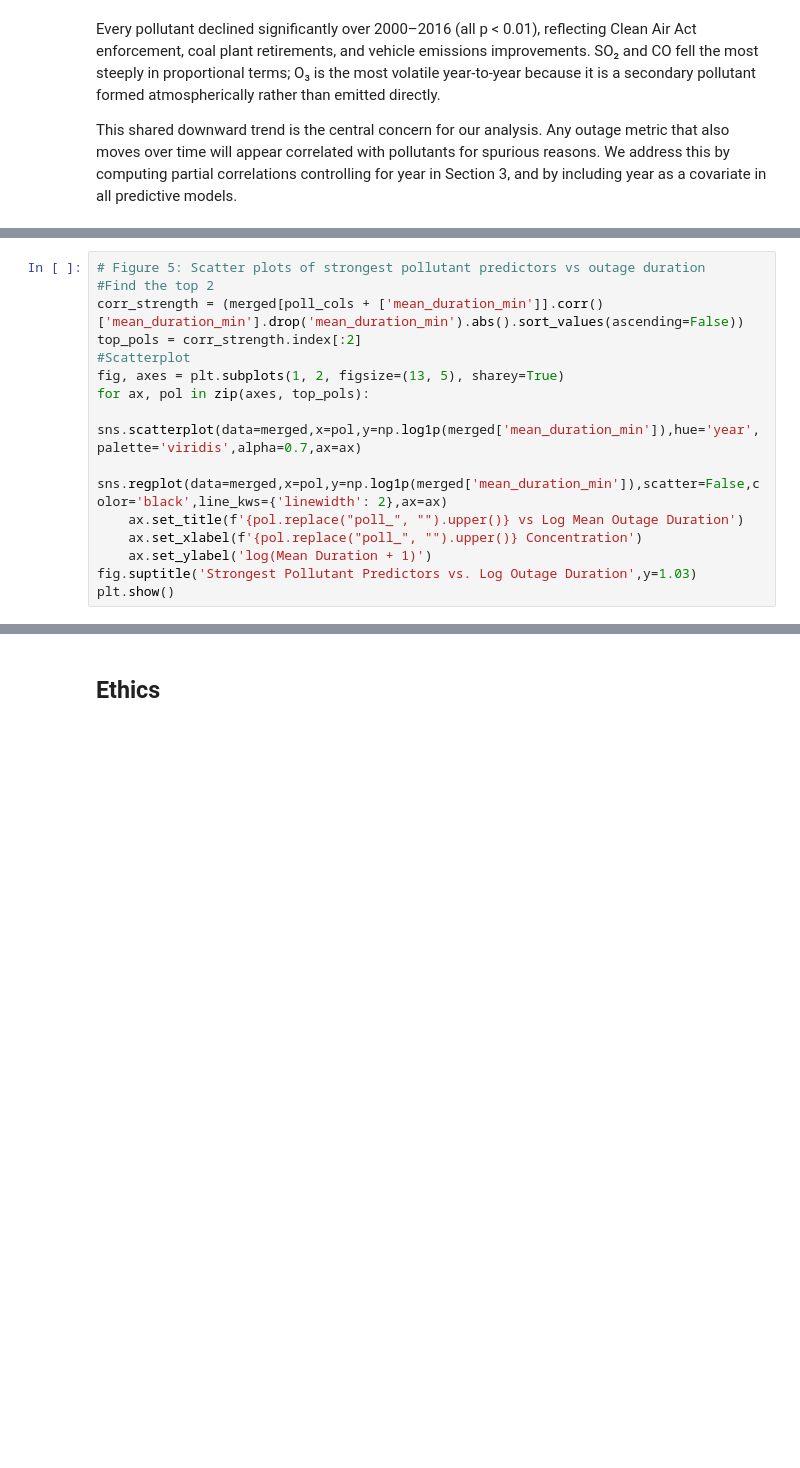
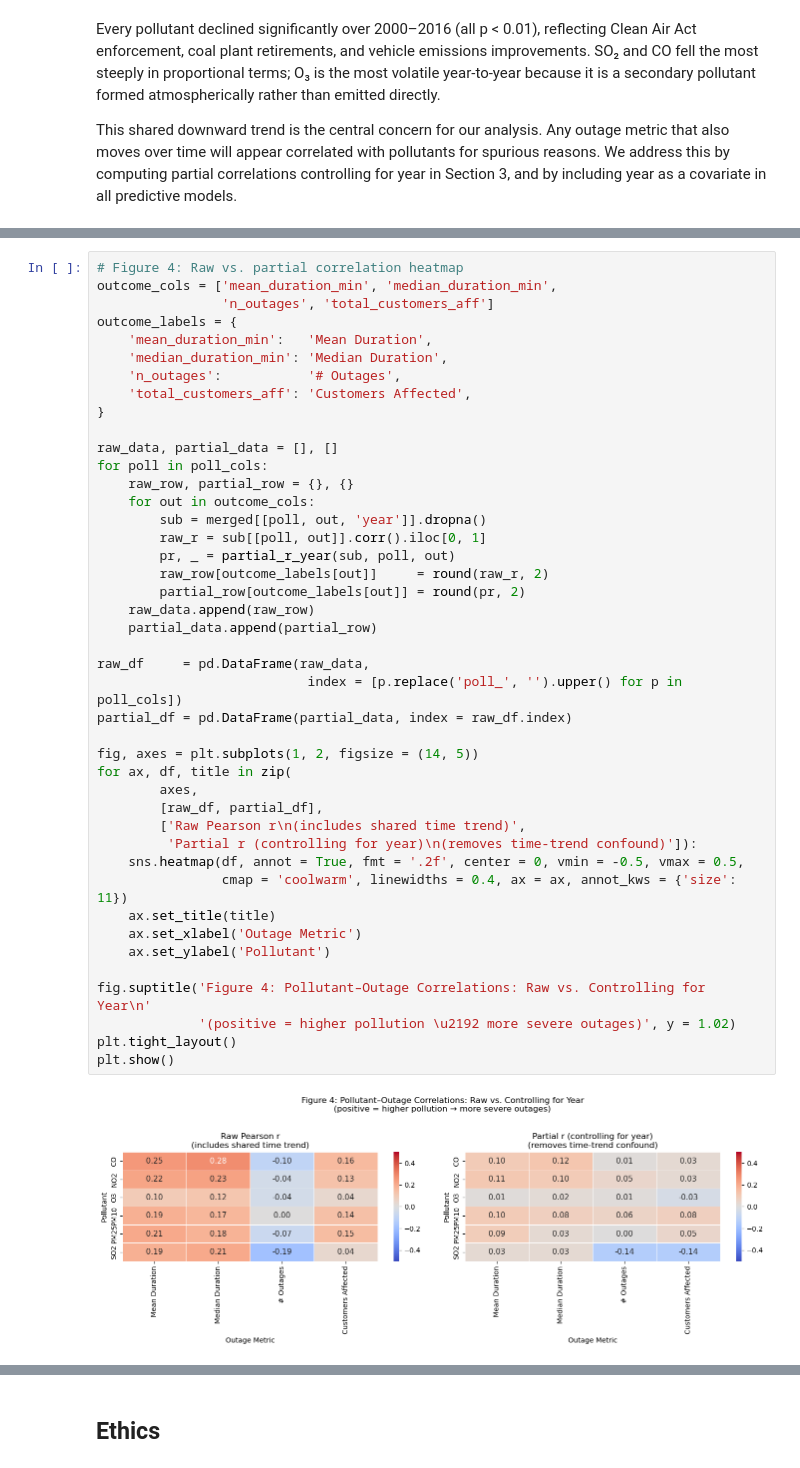
Before and after one commit to COGS108/Group-SP26-094, a Jupyter notebook: 03-FinalProject.ipynb, the cells around one changed output, grey strips where cells are left out. Saved outputs shown, nothing was run; the diff lists cells and outputs as text; blank space fills up the shorter version.

```diff
--- a/03-FinalProject.ipynb
+++ b/03-FinalProject.ipynb
@@ -902,15 +356,0 @@ The negative correlations with outage *count* likely reflect the time trend most
-# %%
-# Figure 5: Scatter plots of strongest pollutant predictors vs outage duration
-#Find the top 2
-corr_strength = (merged[poll_cols + ['mean_duration_min']].corr()['mean_duration_min'].drop('mean_duration_min').abs().sort_values(ascending=False))
-top_pols = corr_strength.index[:2]
-#Scatterplot
-fig, axes = plt.subplots(1, 2, figsize=(13, 5), sharey=True)
-for ax, pol in zip(axes, top_pols):
-    sns.scatterplot(data=merged,x=pol,y=np.log1p(merged['mean_duration_min']),hue='year',palette='viridis',alpha=0.7,ax=ax)
-    sns.regplot(data=merged,x=pol,y=np.log1p(merged['mean_duration_min']),scatter=False,color='black',line_kws={'linewidth': 2},ax=ax)
-    ax.set_title(f'{pol.replace("poll_", "").upper()} vs Log Mean Outage Duration')
-    ax.set_xlabel(f'{pol.replace("poll_", "").upper()} Concentration')
-    ax.set_ylabel('log(Mean Duration + 1)')
-fig.suptitle('Strongest Pollutant Predictors vs. Log Outage Duration',y=1.03)
-plt.show()
@@ -1264,0 +419,45 @@ conditions rather than a direct predictor of outage severity.
+# %%
+# Figure 4: Raw vs. partial correlation heatmap
+outcome_cols = ['mean_duration_min', 'median_duration_min',
+                'n_outages', 'total_customers_aff']
+outcome_labels = {
+    'mean_duration_min':   'Mean Duration',
+    'median_duration_min': 'Median Duration',
+    'n_outages':           '# Outages',
+    'total_customers_aff': 'Customers Affected',
+}
+
+raw_data, partial_data = [], []
+for poll in poll_cols:
+    raw_row, partial_row = {}, {}
+    for out in outcome_cols:
+        sub = merged[[poll, out, 'year']].dropna()
+        raw_r = sub[[poll, out]].corr().iloc[0, 1]
+        pr, _ = partial_r_year(sub, poll, out)
+        raw_row[outcome_labels[out]]     = round(raw_r, 2)
+        partial_row[outcome_labels[out]] = round(pr, 2)
+    raw_data.append(raw_row)
+    partial_data.append(partial_row)
+
+raw_df     = pd.DataFrame(raw_data,
+                           index = [p.replace('poll_', '').upper() for p in poll_cols])
+partial_df = pd.DataFrame(partial_data, index = raw_df.index)
+
+fig, axes = plt.subplots(1, 2, figsize = (14, 5))
+for ax, df, title in zip(
+        axes,
+        [raw_df, partial_df],
+        ['Raw Pearson r\n(includes shared time trend)',
+         'Partial r (controlling for year)\n(removes time-trend confound)']):
+    sns.heatmap(df, annot = True, fmt = '.2f', center = 0, vmin = -0.5, vmax = 0.5,
+                cmap = 'coolwarm', linewidths = 0.4, ax = ax, annot_kws = {'size': 11})
+    ax.set_title(title)
+    ax.set_xlabel('Outage Metric')
+    ax.set_ylabel('Pollutant')
+
+fig.suptitle('Figure 4: Pollutant–Outage Correlations: Raw vs. Controlling for Year\n'
+             '(positive = higher pollution \u2192 more severe outages)', y = 1.02)
+plt.tight_layout()
+plt.show()
+# %% [output]
+[figure, added]
```
Also changed, not shown: parts of 102 cells of this notebook, 3 other files.
